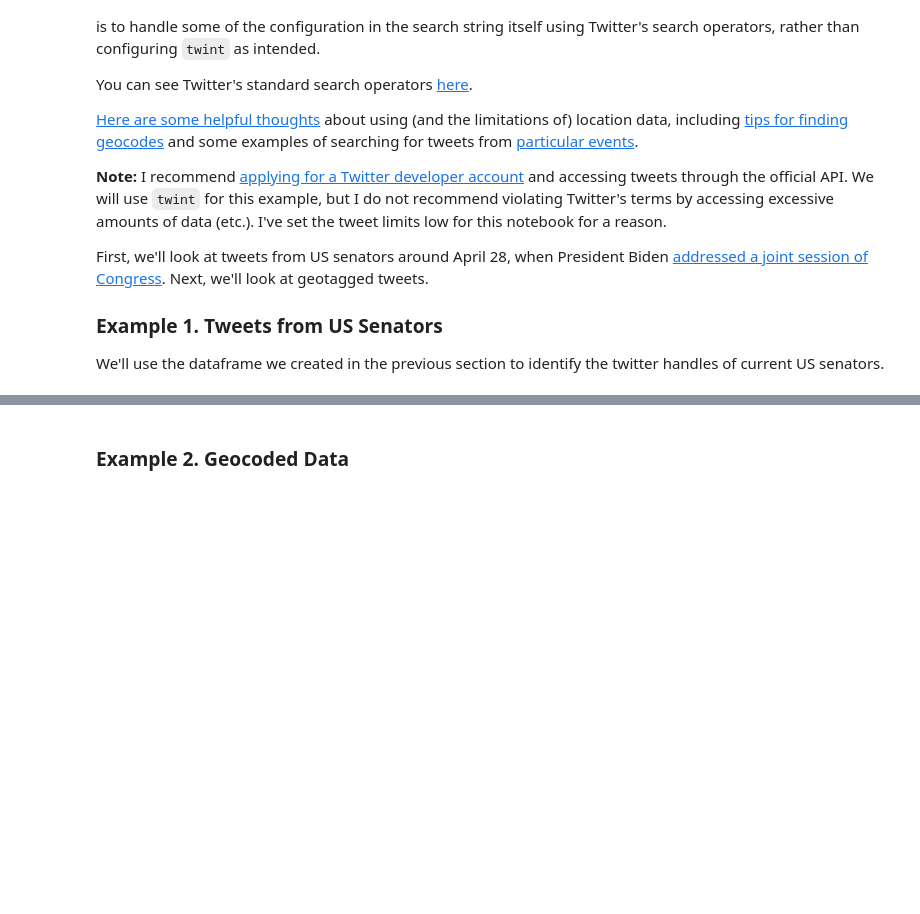
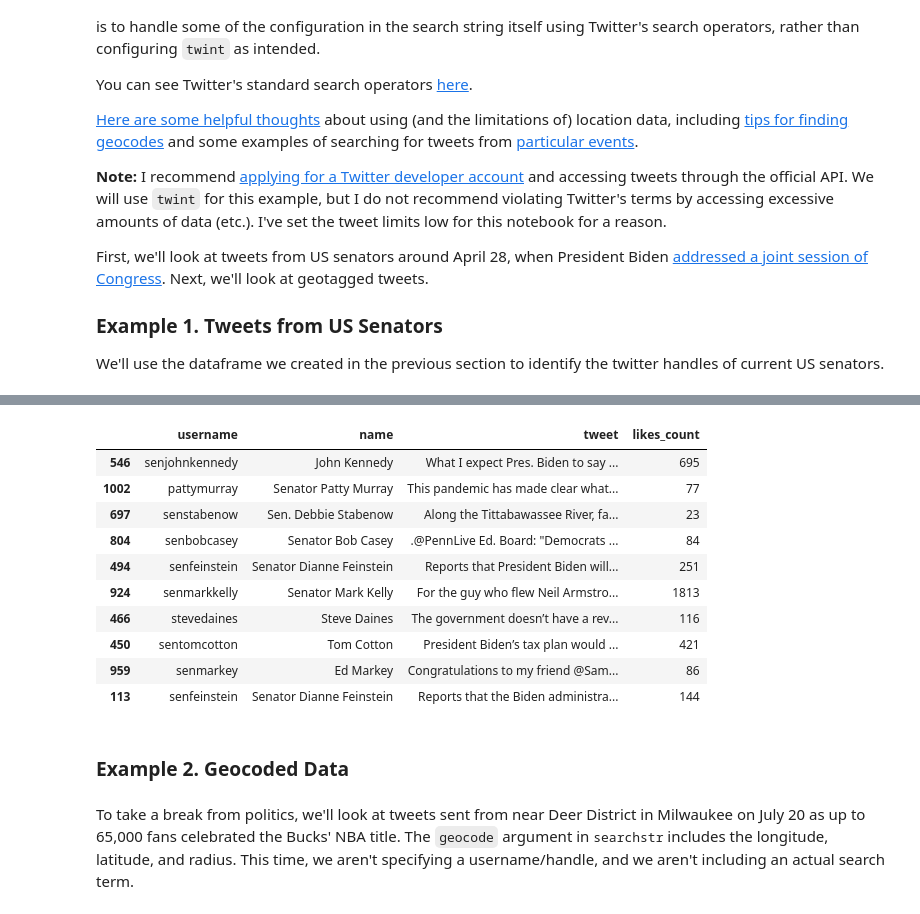
Before and after one commit to soc128d/soc128d.github.io, a Jupyter notebook: notebooks/soc128d_notebook_7_webscraping_and_APIs.ipynb, the cells around one changed output, grey strips where cells are left out. Cells and saved outputs as stored; diff of their text form; code cells hidden in the pictures; blank space fills up the shorter version.

```diff
--- a/notebooks/soc128d_notebook_7_webscraping_and_APIs.ipynb
+++ b/notebooks/soc128d_notebook_7_webscraping_and_APIs.ipynb
@@ -207,7 +267,21 @@ tweets_df.head()
 # %%
-tweets_df[["username", "name", "tweet"]].sample(10)
+tweets_df[["username", "name", "tweet", "likes_count"]].sample(10)
+# %% [output]
+|  | username | name | tweet | likes_count |
+| 546 | senjohnkennedy | John Kennedy | What I expect Pres. Biden to say ... | 695 |
+| 1002 | pattymurray | Senator Patty Murray | This pandemic has made clear what... | 77 |
+| 697 | senstabenow | Sen. Debbie Stabenow | Along the Tittabawassee River, fa... | 23 |
+| 804 | senbobcasey | Senator Bob Casey | .@PennLive Ed. Board: "Democrats ... | 84 |
+| 494 | senfeinstein | Senator Dianne Feinstein | Reports that President Biden will... | 251 |
+| 924 | senmarkkelly | Senator Mark Kelly | For the guy who flew Neil Armstro... | 1813 |
+| 466 | stevedaines | Steve Daines | The government doesn’t have a rev... | 116 |
+| 450 | sentomcotton | Tom Cotton | President Biden’s tax plan would ... | 421 |
+| 959 | senmarkey | Ed Markey | Congratulations to my friend @Sam... | 86 |
+| 113 | senfeinstein | Senator Dianne Feinstein | Reports that the Biden administra... | 144 |
 # %% [markdown]
 ### Example 2. Geocoded Data
+# %% [markdown]
+To take a break from politics, we'll look at tweets sent from near Deer District in Milwaukee on July 20 as up to 65,000 fans celebrated the Bucks' NBA title. The `geocode` argument in <tt>searchstr</tt> includes the longitude, latitude, and radius. This time, we aren't specifying a username/handle, and we aren't including an actual search term.
 # %%
 c = twint.Config()
 c.Hide_output = True
```
Also changed, not shown: parts of 20 cells of this notebook.
